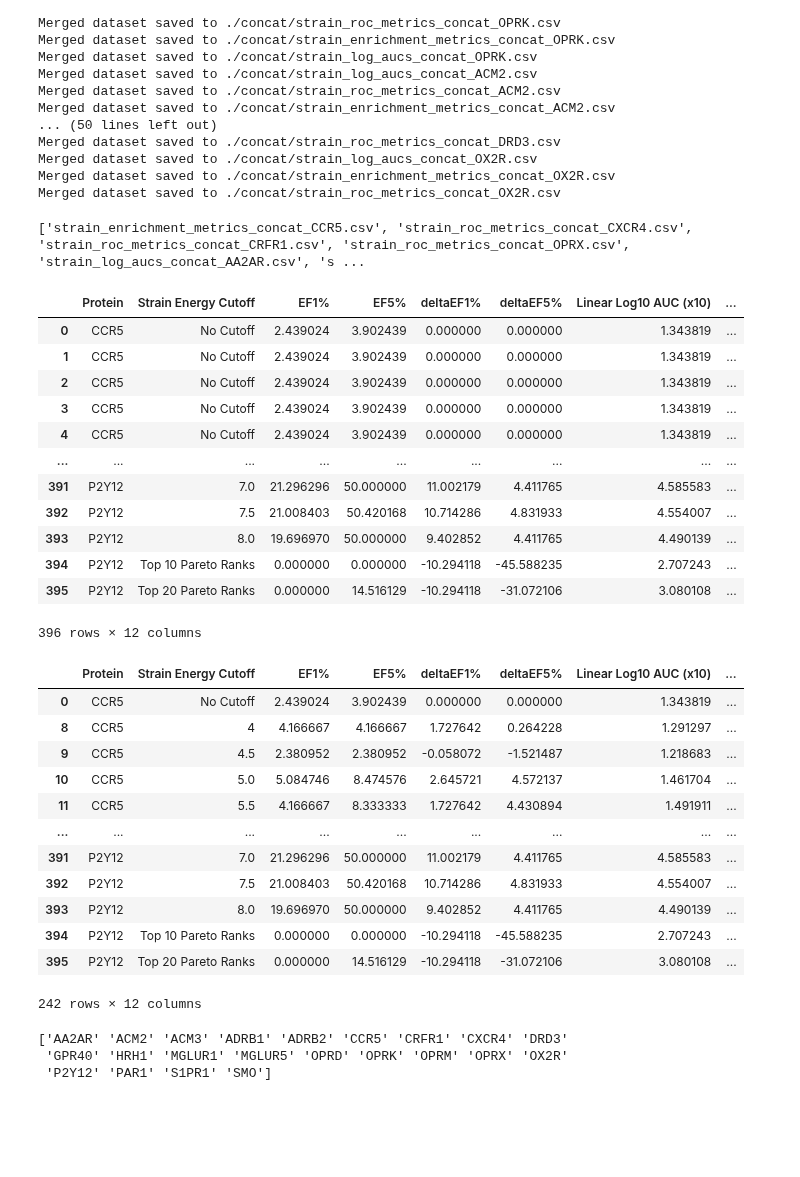
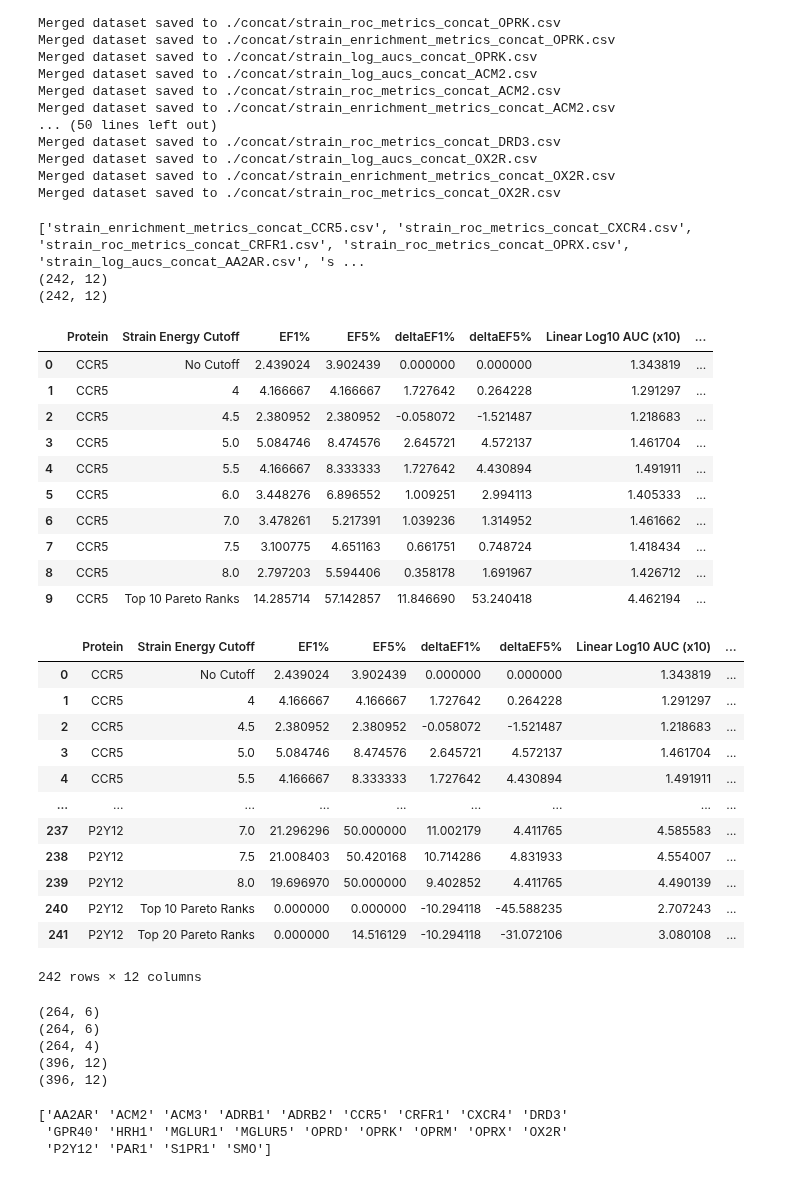
Before and after one commit to DKchemistry/chembl, a Jupyter notebook: GPCR-Bench-master/papermill/csv/combine_data.ipynb, the cells around one changed output. Cells and saved outputs as stored; diff of their text form; code cells hidden in the pictures; blank space fills up the shorter version.

Commit message:
combine data can do both the first concat on analysis type and then the concat within the protein and the merge across all proteins, however it is not very neatly written

```diff
--- a/GPCR-Bench-master/papermill/csv/combine_data.ipynb
+++ b/GPCR-Bench-master/papermill/csv/combine_data.ipynb
@@ -105,65 +105,77 @@ for protein in proteins:
             if "enrichment_metrics" in file:
                 enrichment_metrics_dfs.append(pd.read_csv(file_path))
             elif "log_aucs" in file:
                 log_aucs_dfs.append(pd.read_csv(file_path))
             elif "roc_metrics" in file:
                 roc_metrics_dfs.append(pd.read_csv(file_path))
 
     # Concatenate DataFrames of the same type
+    # Drop duplicates to avoid merge issues
     enrichment_df = pd.concat(enrichment_metrics_dfs)
+    enrichment_df.drop_duplicates(inplace=True)
     log_aucs_df = pd.concat(log_aucs_dfs)
+    log_aucs_df.drop_duplicates(inplace=True)
     roc_metrics_df = pd.concat(roc_metrics_dfs)
+    roc_metrics_df.drop_duplicates(inplace=True)
 
     # Step 4: Merge the three DataFrames for each protein
     merged_df = enrichment_df.merge(
         log_aucs_df, on=["Protein", "Strain Energy Cutoff"]
     ).merge(roc_metrics_df, on=["Protein", "Strain Energy Cutoff"])
 
     # Append to the final DataFrame
     combined_df = pd.concat([combined_df, merged_df], ignore_index=True)
 
+print(combined_df.shape)
+print(merged_df.shape)
+display(merged_df.head(10))
 # Resulting combined_df contains all data
 display(combined_df)
 
 # Save the final DataFrame to a CSV file
-# combined_df.to_csv("combined_data.csv", index=False)
+combined_df.to_csv("combined_data.csv", index=False)
 
 data = combined_df
 # %% [output]
 ['strain_enrichment_metrics_concat_CCR5.csv', 'strain_roc_metrics_concat_CXCR4.csv', 'strain_roc_metrics_concat_CRFR1.csv', 'strain_roc_metrics_concat_OPRX.csv', 'strain_log_aucs_concat_AA2AR.csv', 's ...
+(242, 12)
+(242, 12)
 |  | Protein | Strain Energy Cutoff | EF1% | EF5% | deltaEF1% | deltaEF5% | Linear Log10 AUC (x10) | ... |
 | 0 | CCR5 | No Cutoff | 2.439024 | 3.902439 | 0.000000 | 0.000000 | 1.343819 | ... |
-| 1 | CCR5 | No Cutoff | 2.439024 | 3.902439 | 0.000000 | 0.000000 | 1.343819 | ... |
-| 2 | CCR5 | No Cutoff | 2.439024 | 3.902439 | 0.000000 | 0.000000 | 1.343819 | ... |
-| 3 | CCR5 | No Cutoff | 2.439024 | 3.902439 | 0.000000 | 0.000000 | 1.343819 | ... |
-| 4 | CCR5 | No Cutoff | 2.439024 | 3.902439 | 0.000000 | 0.000000 | 1.343819 | ... |
-| ... | ... | ... | ... | ... | ... | ... | ... | ... |
-| 391 | P2Y12 | 7.0 | 21.296296 | 50.000000 | 11.002179 | 4.411765 | 4.585583 | ... |
-| 392 | P2Y12 | 7.5 | 21.008403 | 50.420168 | 10.714286 | 4.831933 | 4.554007 | ... |
-| 393 | P2Y12 | 8.0 | 19.696970 | 50.000000 | 9.402852 | 4.411765 | 4.490139 | ... |
-| 394 | P2Y12 | Top 10 Pareto Ranks | 0.000000 | 0.000000 | -10.294118 | -45.588235 | 2.707243 | ... |
-| 395 | P2Y12 | Top 20 Pareto Ranks | 0.000000 | 14.516129 | -10.294118 | -31.072106 | 3.080108 | ... |
+| 1 | CCR5 | 4 | 4.166667 | 4.166667 | 1.727642 | 0.264228 | 1.291297 | ... |
+| 2 | CCR5 | 4.5 | 2.380952 | 2.380952 | -0.058072 | -1.521487 | 1.218683 | ... |
+| 3 | CCR5 | 5.0 | 5.084746 | 8.474576 | 2.645721 | 4.572137 | 1.461704 | ... |
+| 4 | CCR5 | 5.5 | 4.166667 | 8.333333 | 1.727642 | 4.430894 | 1.491911 | ... |
+| 5 | CCR5 | 6.0 | 3.448276 | 6.896552 | 1.009251 | 2.994113 | 1.405333 | ... |
+| 6 | CCR5 | 7.0 | 3.478261 | 5.217391 | 1.039236 | 1.314952 | 1.461662 | ... |
+| 7 | CCR5 | 7.5 | 3.100775 | 4.651163 | 0.661751 | 0.748724 | 1.418434 | ... |
+| 8 | CCR5 | 8.0 | 2.797203 | 5.594406 | 0.358178 | 1.691967 | 1.426712 | ... |
+| 9 | CCR5 | Top 10 Pareto Ranks | 14.285714 | 57.142857 | 11.846690 | 53.240418 | 4.462194 | ... |
+|  | Protein | Strain Energy Cutoff | EF1% | EF5% | deltaEF1% | deltaEF5% | Linear Log10 AUC (x10) | ... |
+| 0 | CCR5 | No Cutoff | 2.439024 | 3.902439 | 0.000000 | 0.000000 | 1.343819 | ... |
+| 1 | CCR5 | 4 | 4.166667 | 4.166667 | 1.727642 | 0.264228 | 1.291297 | ... |
+| 2 | CCR5 | 4.5 | 2.380952 | 2.380952 | -0.058072 | -1.521487 | 1.218683 | ... |
+| 3 | CCR5 | 5.0 | 5.084746 | 8.474576 | 2.645721 | 4.572137 | 1.461704 | ... |
+| 4 | CCR5 | 5.5 | 4.166667 | 8.333333 | 1.727642 | 4.430894 | 1.491911 | ... |
+| ... | ... | ... | ... | ... | ... | ... | ... | ... |
+| 237 | P2Y12 | 7.0 | 21.296296 | 50.000000 | 11.002179 | 4.411765 | 4.585583 | ... |
+| 238 | P2Y12 | 7.5 | 21.008403 | 50.420168 | 10.714286 | 4.831933 | 4.554007 | ... |
+| 239 | P2Y12 | 8.0 | 19.696970 | 50.000000 | 9.402852 | 4.411765 | 4.490139 | ... |
+| 240 | P2Y12 | Top 10 Pareto Ranks | 0.000000 | 0.000000 | -10.294118 | -45.588235 | 2.707243 | ... |
+| 241 | P2Y12 | Top 20 Pareto Ranks | 0.000000 | 14.516129 | -10.294118 | -31.072106 | 3.080108 | ... |
-396 rows × 12 columns
+242 rows × 12 columns
-# %%
-# Assuming df is your DataFrame
-df = data.drop_duplicates(subset=["Protein", "Strain Energy Cutoff"])
-display(df)
-#save to directory above cwd
-df.to_csv("../combined_data.csv", index=False)
-# %% [output]
-|  | Protein | Strain Energy Cutoff | EF1% | EF5% | deltaEF1% | deltaEF5% | Linear Log10 AUC (x10) | ... |
-| 0 | CCR5 | No Cutoff | 2.439024 | 3.902439 | 0.000000 | 0.000000 | 1.343819 | ... |
-| 8 | CCR5 | 4 | 4.166667 | 4.166667 | 1.727642 | 0.264228 | 1.291297 | ... |
-| 9 | CCR5 | 4.5 | 2.380952 | 2.380952 | -0.058072 | -1.521487 | 1.218683 | ... |
-| 10 | CCR5 | 5.0 | 5.084746 | 8.474576 | 2.645721 | 4.572137 | 1.461704 | ... |
-| 11 | CCR5 | 5.5 | 4.166667 | 8.333333 | 1.727642 | 4.430894 | 1.491911 | ... |
-| ... | ... | ... | ... | ... | ... | ... | ... | ... |
-| 391 | P2Y12 | 7.0 | 21.296296 | 50.000000 | 11.002179 | 4.411765 | 4.585583 | ... |
-| 392 | P2Y12 | 7.5 | 21.008403 | 50.420168 | 10.714286 | 4.831933 | 4.554007 | ... |
-| 393 | P2Y12 | 8.0 | 19.696970 | 50.000000 | 9.402852 | 4.411765 | 4.490139 | ... |
-| 394 | P2Y12 | Top 10 Pareto Ranks | 0.000000 | 0.000000 | -10.294118 | -45.588235 | 2.707243 | ... |
-| 395 | P2Y12 | Top 20 Pareto Ranks | 0.000000 | 14.516129 | -10.294118 | -31.072106 | 3.080108 | ... |
-242 rows × 12 columns
+# %%
+print(roc_metrics_df.shape)
+print(enrichment_df.shape)
+print(log_aucs_df.shape)
+print(merged_df.shape)
+print(combined_df.shape)
+# %% [output]
+(264, 6)
+(264, 6)
+(264, 4)
+(396, 12)
+(396, 12)
 # %%
 # list unique names in the 'Protein' column
 unique_proteins = df["Protein"].unique()
```
Also changed, not shown: parts of 2 cells of this notebook.
